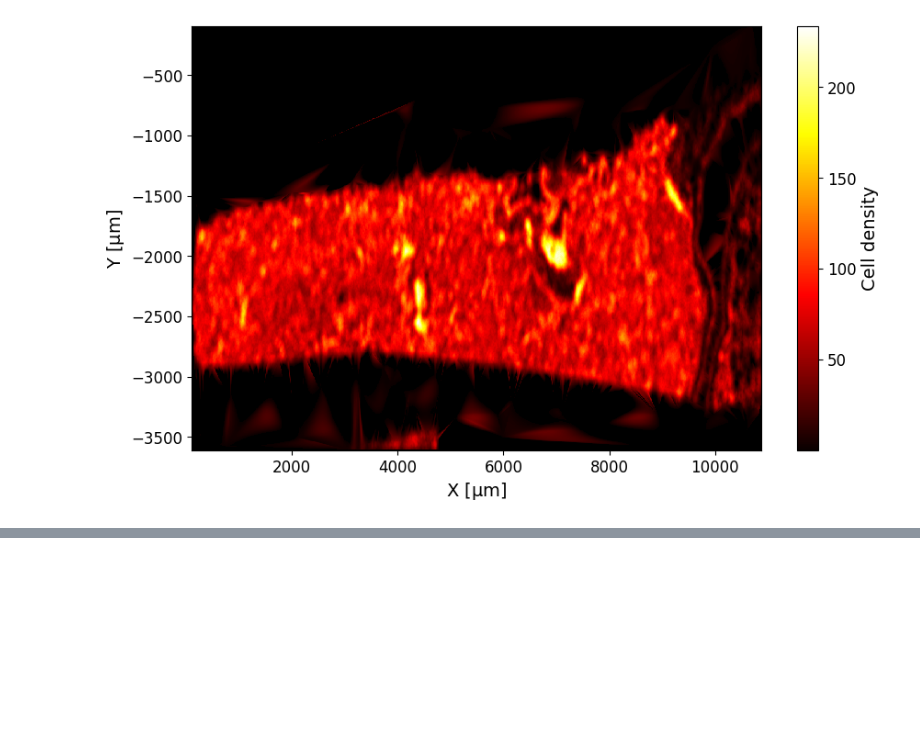
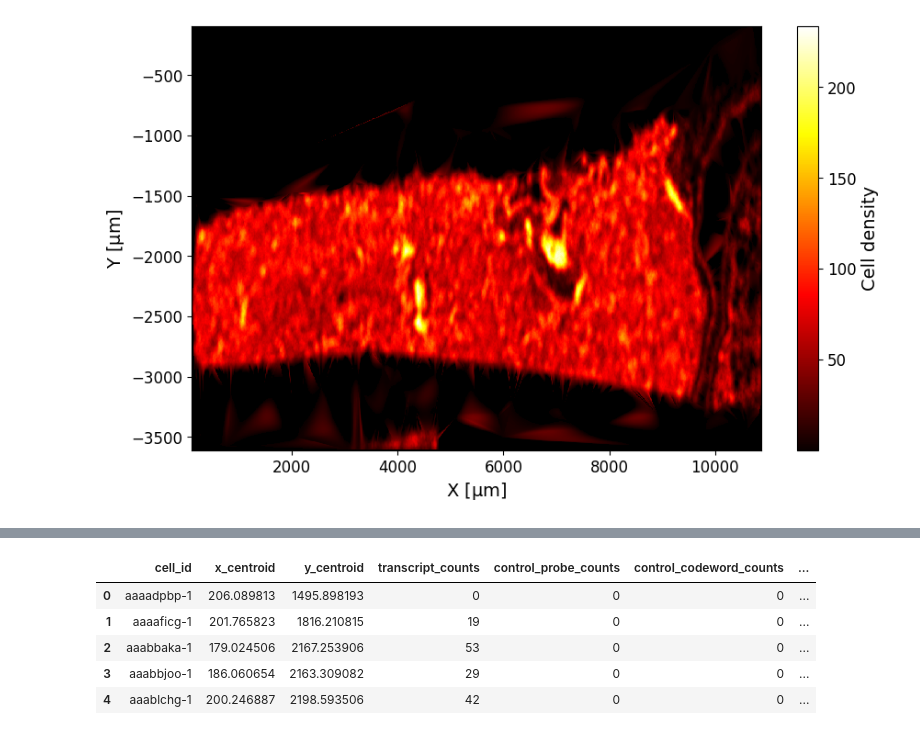
Before and after one commit to Vinvin202020/scGPT_for_cell_density, a Jupyter notebook: heatmap.ipynb, the cells around one changed output, grey strips where cells are left out. Saved outputs shown, nothing was run; the diff lists cells and outputs as text; code cells hidden in the pictures; blank space fills up the shorter version.

```diff
--- a/heatmap.ipynb
+++ b/heatmap.ipynb
@@ -136,0 +155,11 @@ plt.show()
+# %%
+folder_xenium = r"C:\Users\vince\OneDrive\Bureau\Etudes_EPFL\Master_CSE\Master1\Semestre1\Machine_learning\Project2\spatial_data\Xenium_V1_humanLung_Cancer_FFPE_outs"
+df_cells= pd.read_csv(folder_xenium + "\cells.csv.gz")
+df_cells.head()
+# %% [output]
+|  | cell_id | x_centroid | y_centroid | transcript_counts | control_probe_counts | control_codeword_counts | ... |
+| 0 | aaaadpbp-1 | 206.089813 | 1495.898193 | 0 | 0 | 0 | ... |
+| 1 | aaaaficg-1 | 201.765823 | 1816.210815 | 19 | 0 | 0 | ... |
+| 2 | aaabbaka-1 | 179.024506 | 2167.253906 | 53 | 0 | 0 | ... |
+| 3 | aaabbjoo-1 | 186.060654 | 2163.309082 | 29 | 0 | 0 | ... |
+| 4 | aaablchg-1 | 200.246887 | 2198.593506 | 42 | 0 | 0 | ... |
```
Also changed, not shown: parts of 7 cells of this notebook.
